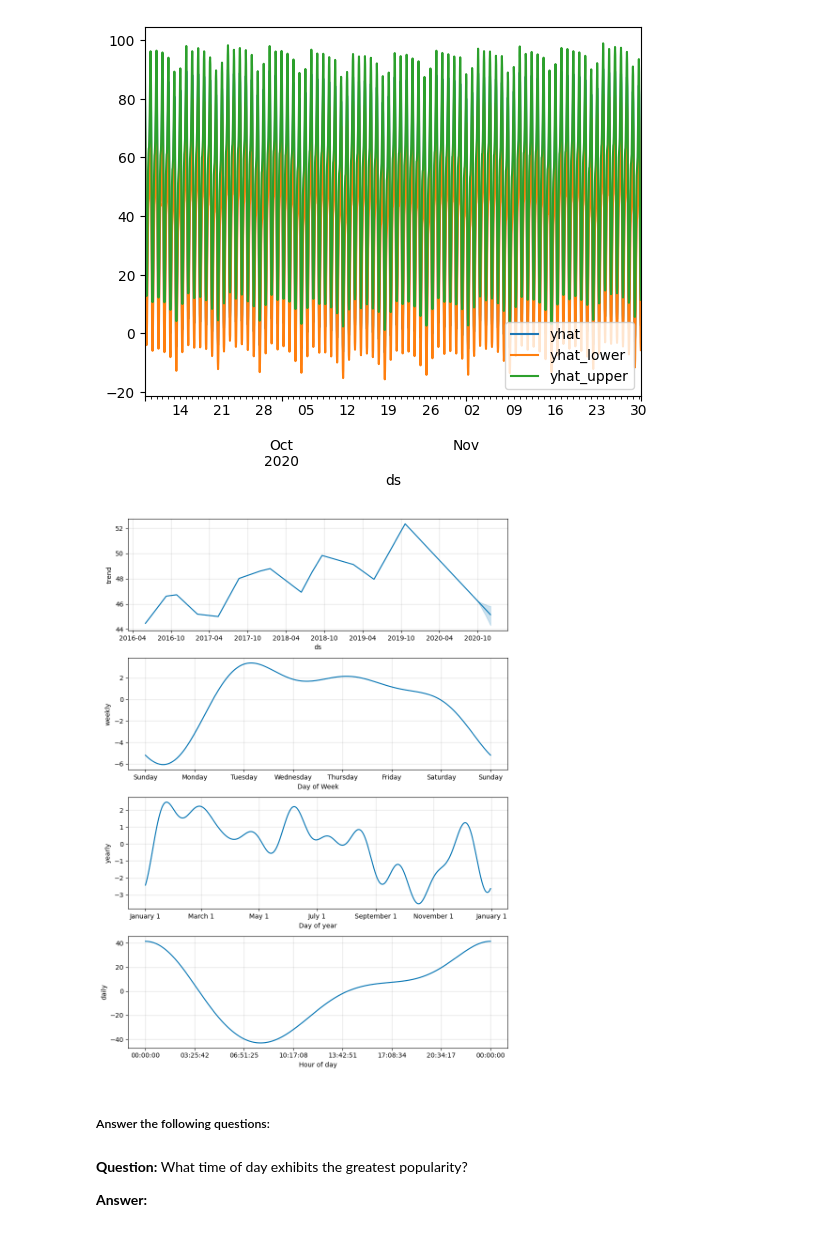
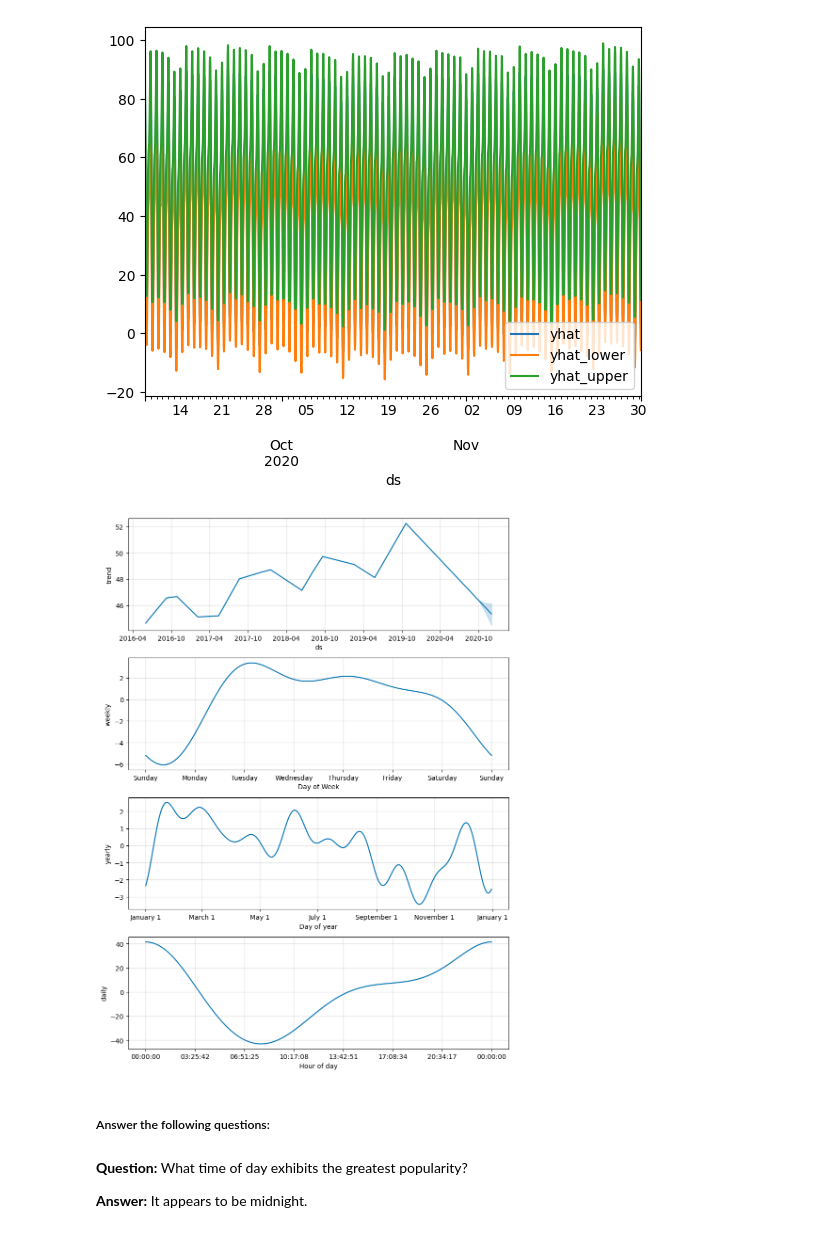
Before and after one commit to BlairSonnen/prophet-challenge, a Jupyter notebook: forecasting_net_prophet.ipynb, the cells around one changed output. Drawn from its saved outputs; the diff is of its cells as text; code cells hidden in the pictures.

```diff
--- a/forecasting_net_prophet.ipynb
+++ b/forecasting_net_prophet.ipynb
@@ -435,4 +441,5 @@ Now, you need to produce a time series model that analyzes and forecasts pattern
 <prophet.forecaster.Prophet at 0x...>
 # %%
 # Fit the time-series model.
+m.fit(df_mercado_trends)
 # %% [output]
@@ -449,9 +449,10 @@ INFO:cmdstanpy:Chain [1] done processing
 # %%
 # Create a future dataframe to hold predictions
 # Make the prediction go out as far as 2000 hours (approx 80 days)
-
+future = m.make_future_dataframe(periods=2000, freq='H')
 
 # View the last five rows of the future_mercado_trends DataFrame
+future.tail()
 # %% [output]
 |  | ds |
 | 39101 | 2020-11-30 04:00:00 |
@@ -461,8 +462,9 @@ INFO:cmdstanpy:Chain [1] done processing
 | 39105 | 2020-11-30 08:00:00 |
 # %%
 # Make the predictions for the trend data using the future_mercado_trends DataFrame
-
+forecast = m.predict(future)
 
 # Display the first five rows of the forecast_mercado_trends DataFrame
+forecast.head()
 # %% [output]
 |  | ds | trend | yhat_lower | yhat_upper | trend_lower | trend_upper | additive_terms | ... |
@@ -496,8 +508,9 @@ INFO:cmdstanpy:Chain [1] done processing
 # %%
 # Set the index in the forecast_mercado_trends DataFrame to the ds datetime column
 
-
+forecast.set_index('ds', inplace=True)
 # View the only the yhat,yhat_lower and yhat_upper columns from the DataFrame
+forecast[['yhat', 'yhat_lower', 'yhat_upper']]
 # %% [output]
 |  | yhat | yhat_lower | yhat_upper |
 | ds |  |  |  |
@@ -516,18 +538,20 @@ Solutions Note: `yhat` represents the most likely (average) forecast, whereas `y
 [figure]
 # %%
 # Reset the index in the forecast_mercado_trends DataFrame
-
+forecast.reset_index(inplace=True)
 
 # Use the plot_components function to visualize the forecast results
 # for the forecast_mercado_trends DataFrame
+fig = m.plot_components(forecast)
+plt.show()
 # %% [output]
-[figure, old version]
+[figure, new version]
 # %% [markdown]
 ##### Answer the following questions:
 # %% [markdown]
 **Question:** What time of day exhibits the greatest popularity?
 
-**Answer:**
+**Answer:** It appears to be midnight.
 # %% [markdown]
 **Question:** Which day of week gets the most search traffic?
 
```
Also changed, not shown: parts of 14 cells of this notebook, 1 other file.
